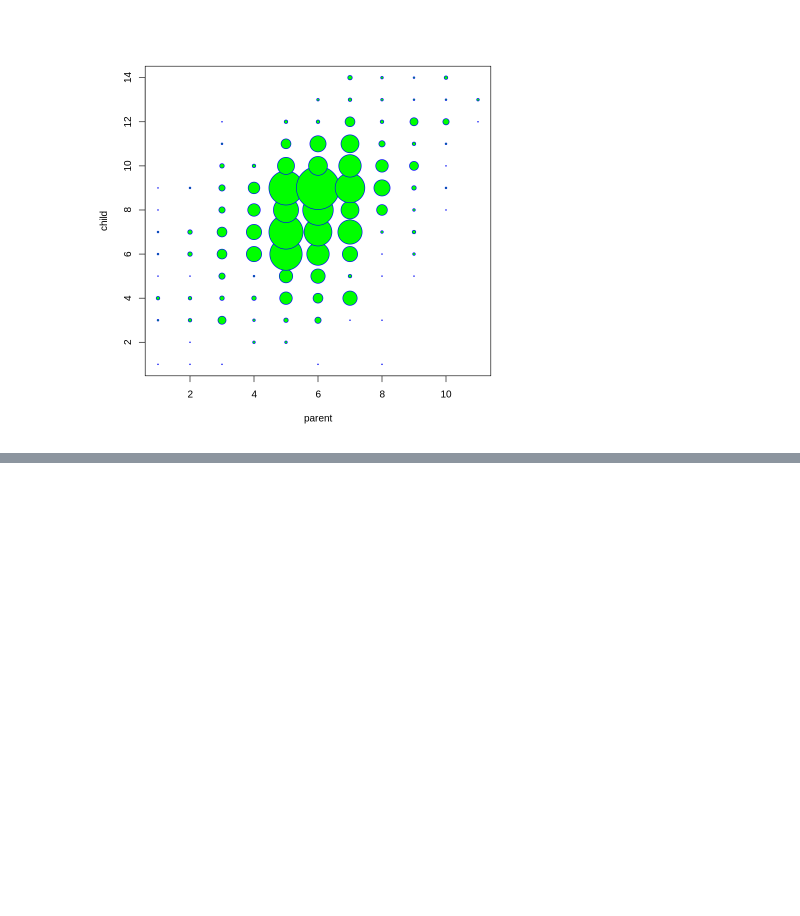
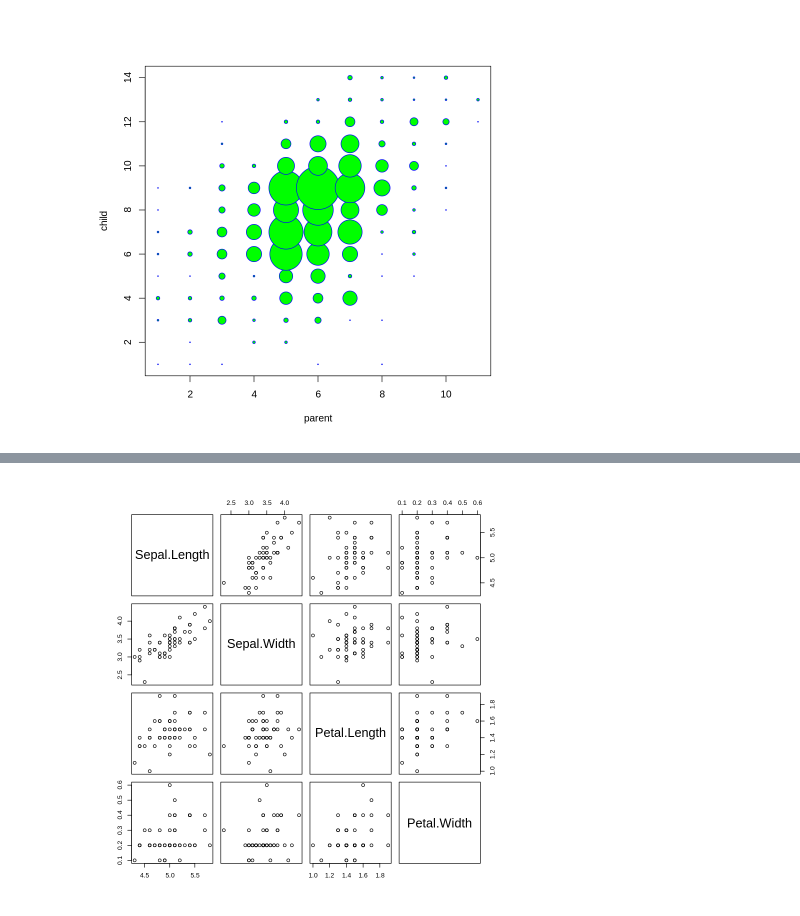
Before and after one commit to gyujin0450/RPRG_PartII, a Jupyter notebook: p148_연속변수시각화.ipynb, the cells around one changed output, grey strips where cells are left out. Saved outputs shown, nothing was run; the diff lists cells and outputs as text; code cells hidden in the pictures; blank space fills up the shorter version.

```diff
--- a/p148_연속변수시각화.ipynb
+++ b/p148_연속변수시각화.ipynb
@@ -302,0 +319,5 @@ plot(parent, child, pch = 21, col = "blue", bg = "green",
+# %%
+# 그래프 해석은?
+pairs(iris[iris$Species == "setosa",1:4])
+# %% [output]
+[figure, added]
```
Also changed, not shown: parts of 5 cells of this notebook.
